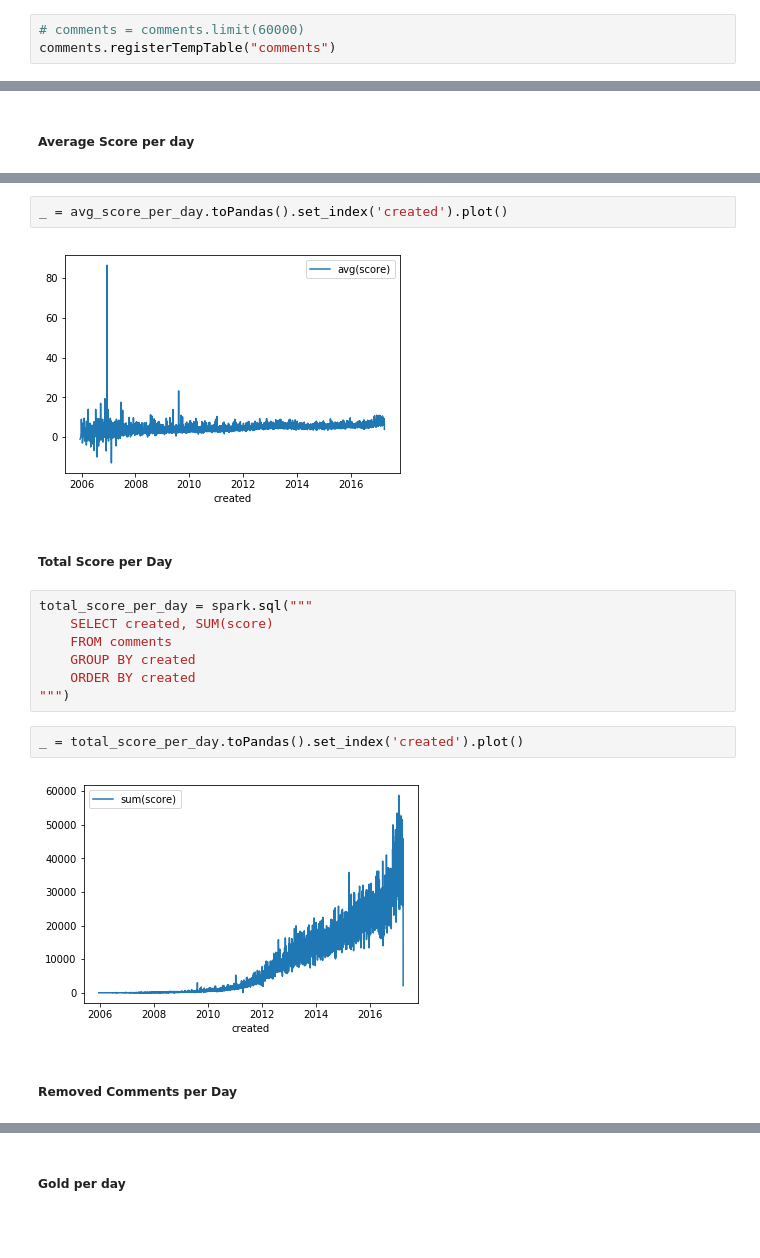
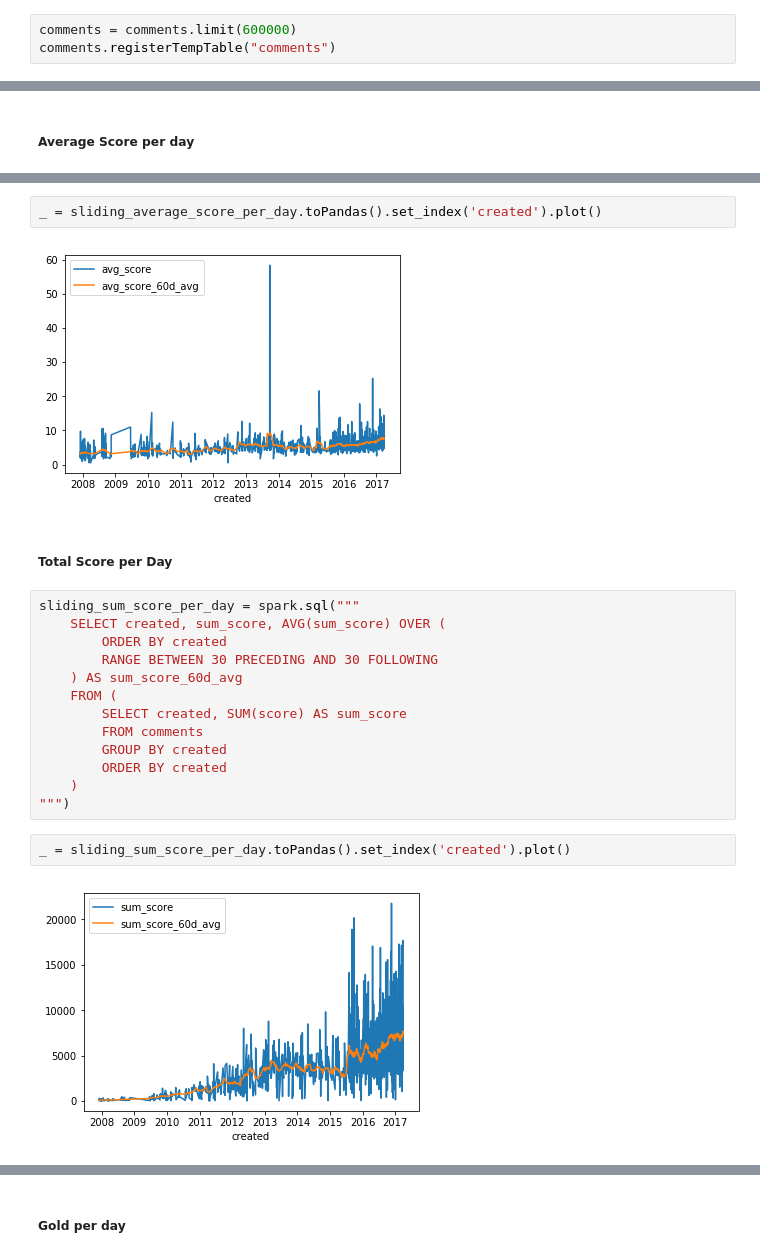
Before and after one commit to MetaHG/Reddit-opinions-polarization, a Jupyter notebook: notebooks/Basic Metrics.ipynb, the cells around one changed output, grey strips where cells are left out. Cells and saved outputs as stored; diff of their text form; blank space fills up the shorter version.

```diff
--- a/notebooks/Basic Metrics.ipynb
+++ b/notebooks/Basic Metrics.ipynb
@@ -36,7 +36,7 @@ First, we parse the column `create_utc` into a real date.
 # %%
 comments = comments.withColumn('created', func.from_unixtime(comments['created_utc'], 'yyyy-MM-dd HH:mm:ss.SS').cast(DateType()))
 # %%
-# comments = comments.limit(60000)
+comments = comments.limit(600000)
 comments.registerTempTable("comments")
 # %% [markdown]
 ### General Information
@@ -260,20 +286,24 @@ avg_score_per_day = spark.sql("""
 """)
 # %%
-_ = avg_score_per_day.toPandas().set_index('created').plot()
+_ = sliding_average_score_per_day.toPandas().set_index('created').plot()
 # %% [output]
-[figure, old version]
+[figure, new version]
 # %% [markdown]
 ##### Total Score per Day
 # %%
-total_score_per_day = spark.sql("""
-    SELECT created, SUM(score)
-    FROM comments
-    GROUP BY created
-    ORDER BY created
+sliding_sum_score_per_day = spark.sql("""
+    SELECT created, sum_score, AVG(sum_score) OVER (
+        ORDER BY created
+        RANGE BETWEEN 30 PRECEDING AND 30 FOLLOWING
+    ) AS sum_score_60d_avg
+    FROM (
+        SELECT created, SUM(score) AS sum_score
+        FROM comments
+        GROUP BY created
+        ORDER BY created
+    )
 """)
 # %%
-_ = total_score_per_day.toPandas().set_index('created').plot()
+_ = sliding_sum_score_per_day.toPandas().set_index('created').plot()
 # %% [output]
-[figure, old version]
+[figure, new version]
-# %% [markdown]
-##### Removed Comments per Day
```
Also changed, not shown: parts of 17 cells of this notebook.
